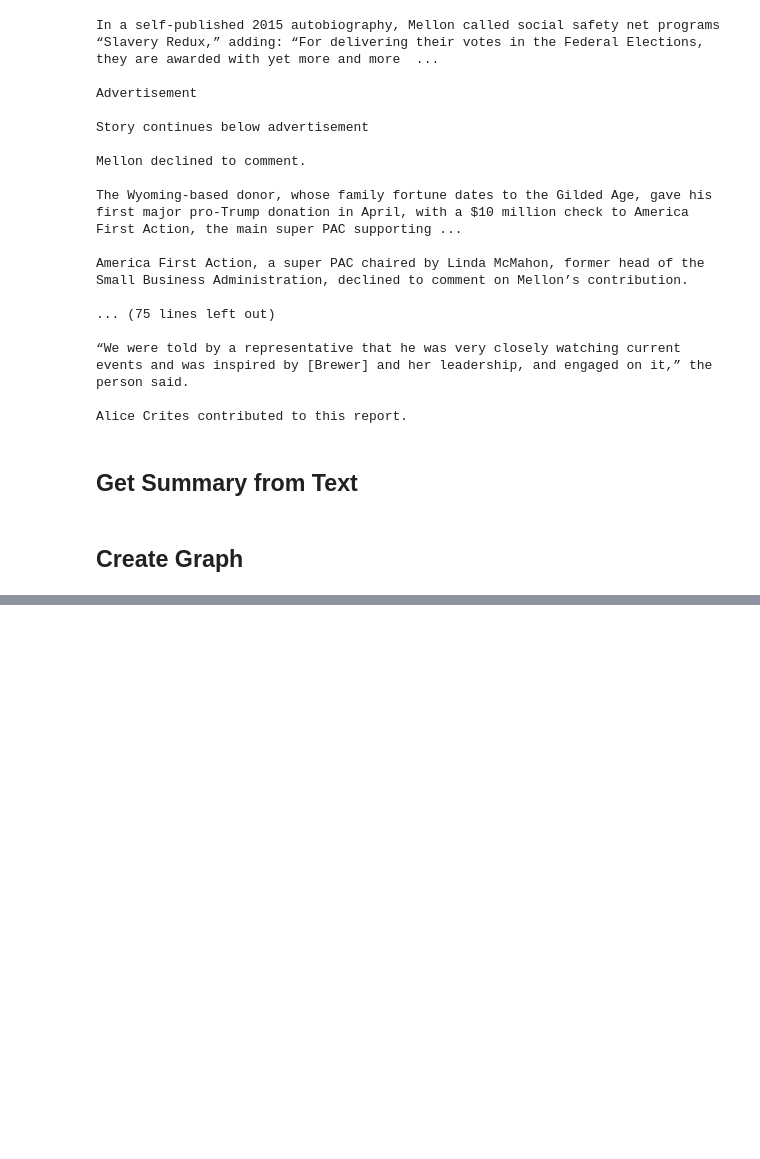
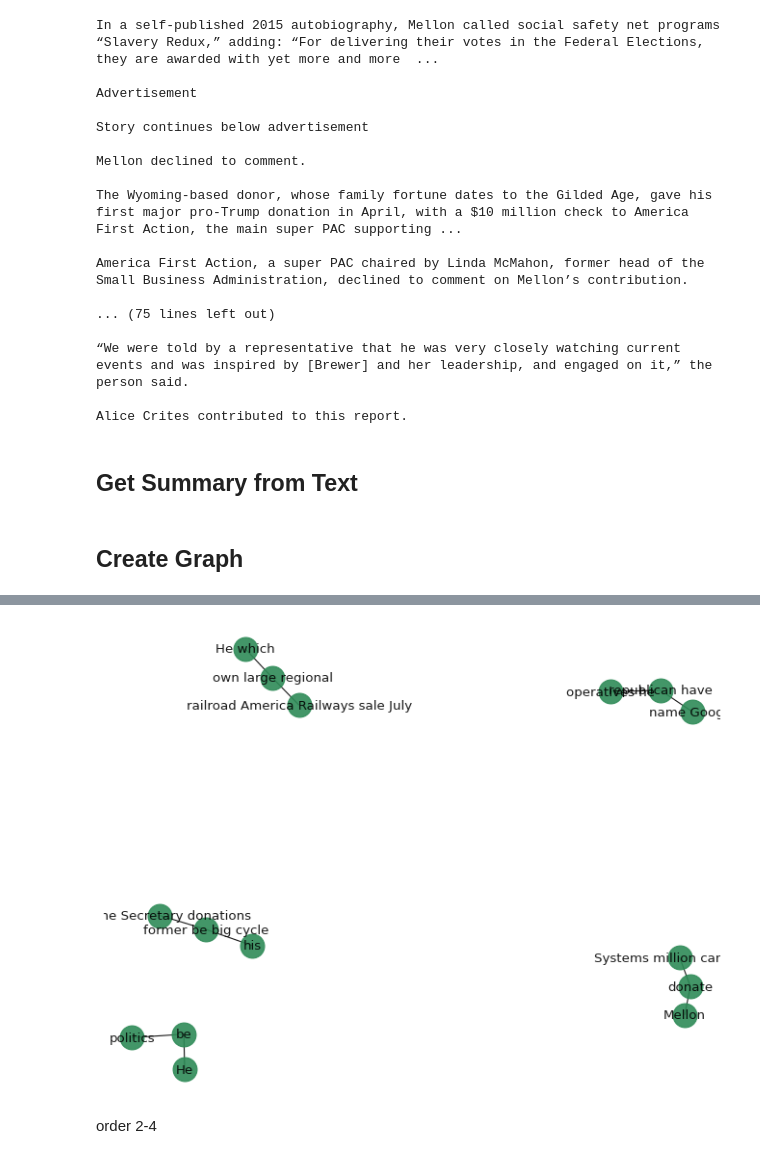
Before and after one commit to s-c-soma/deep_context_graph, a Jupyter notebook: code/StatementChecker_KnowledgeGraph.ipynb, the cells around one changed output, grey strips where cells are left out. Saved outputs shown, nothing was run; the diff lists cells and outputs as text; code cells hidden in the pictures; blank space fills up the shorter version.

```diff
--- a/code/StatementChecker_KnowledgeGraph.ipynb
+++ b/code/StatementChecker_KnowledgeGraph.ipynb
@@ -542,0 +1014,7 @@ printGraph(triples)
+# %%
+text = '''Mellon from Pan Am Systems donated $10 million to Trump's campaign.
+An heir to the Mellon banking fortune and the grandson of former U.S.
+Treasury Secretary, Andrew Mellon, his is among the biggest donations this
+election cycle. He owns the largest regional railroad in North America,
+ Pan Am Railways, which went up for sale in July. He's been notably reclusive and absent from politics.
+Republican operatives reportedly had to look his name up on Google when he came forward to help.'''
@@ -542,0 +1038,3 @@ printGraph(triples)
+# %%
+#summary = article
+summary = text
@@ -542,0 +1296,9 @@ printGraph(triples)
+# %%
+body = summary
+sentences = getSentences(body)
+nlp_model = spacy.load('en_core_web_sm')
+
+triples = []
+#print (body)
+for sentence in sentences:
+  triples.append(processSentence(sentence))
@@ -542,0 +1323,6 @@ printGraph(triples)
+# %%
+printGraph(triples)
+# %% [output]
+[figure, added]
+# %% [markdown]
+order 2-4
```
Also changed, not shown: parts of 71 cells of this notebook.
